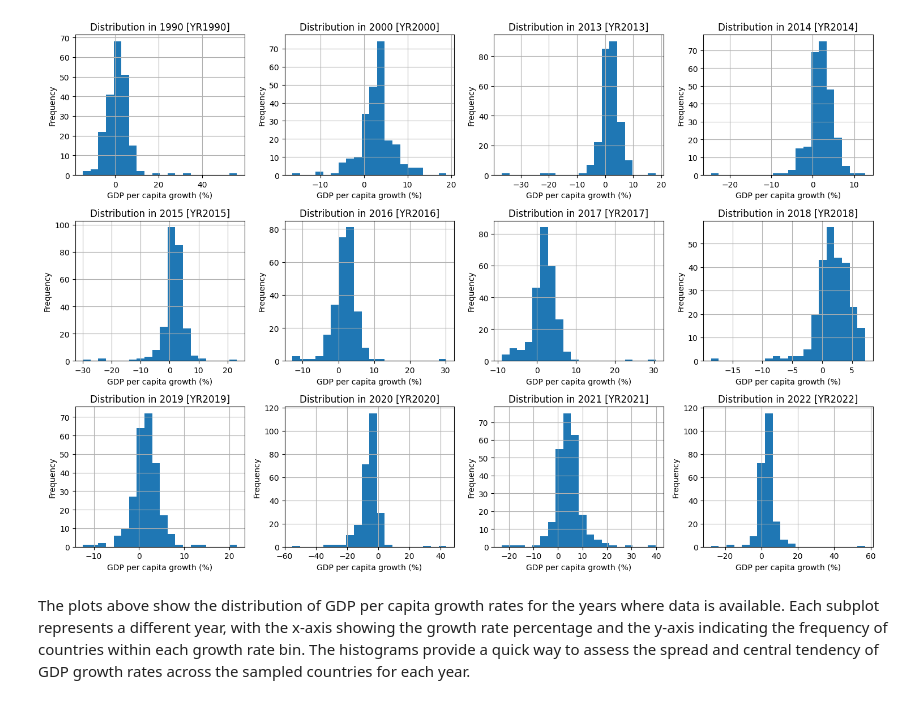
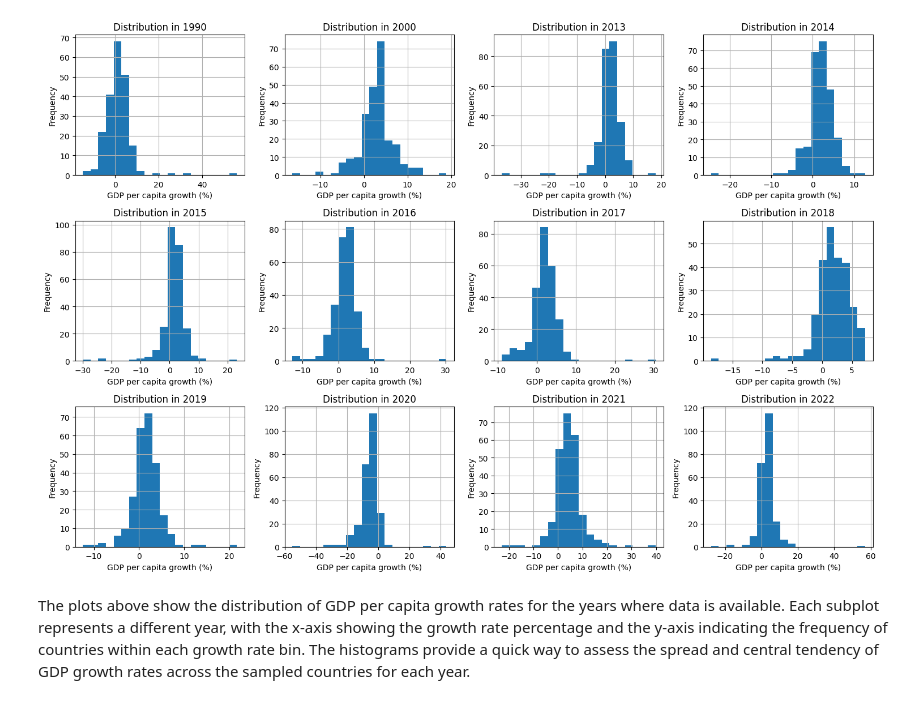
Before and after one commit to AshishGtmMishra/Data-Visualization-Projects, a Jupyter notebook: 4_GDP_per_capita_growth_(annual)_Visualization.ipynb, the cells around one changed output. Drawn from its saved outputs; the diff is of its cells as text; code cells hidden in the pictures.

```diff
--- a/4_GDP_per_capita_growth_(annual)_Visualization.ipynb
+++ b/4_GDP_per_capita_growth_(annual)_Visualization.ipynb
@@ -24,26 +25,26 @@ df.head(10)
 # %%
 import matplotlib.pyplot as plt
 
 # Replacing ".." with NaN
 # Convert the year columns to numeric, errors='coerce'
 for col in df.columns[4:]:
     df[col] = pd.to_numeric(df[col], errors='coerce')
 
 # Drop the non-numeric columns
 numeric_df = df.drop(columns=['Series Name', 'Series Code', 'Country Name', 'Country Code'])
 
 # Plotting the distribution of GDP per capita growth for all years
 plt.figure(figsize=(15, 10))
 for i, column in enumerate(numeric_df.columns):
     plt.subplot(3, 4, i+1)
     numeric_df[column].hist(bins=20)
-    plt.title('Distribution in ' + column)
+    plt.title('Distribution in ' + column[:4])
     plt.xlabel('GDP per capita growth (%)')
     plt.ylabel('Frequency')
 
 plt.tight_layout()
 plt.show()
 # %% [output]
-[figure, old version]
+[figure, new version]
 # %% [markdown]
 The plots above show the distribution of GDP per capita growth rates for the years where data is available. Each subplot represents a different year, with the x-axis showing the growth rate percentage and the y-axis indicating the frequency of countries within each growth rate bin. The histograms provide a quick way to assess the spread and central tendency of GDP growth rates across the sampled countries for each year.
```
Also changed, not shown: parts of 15 cells of this notebook.
